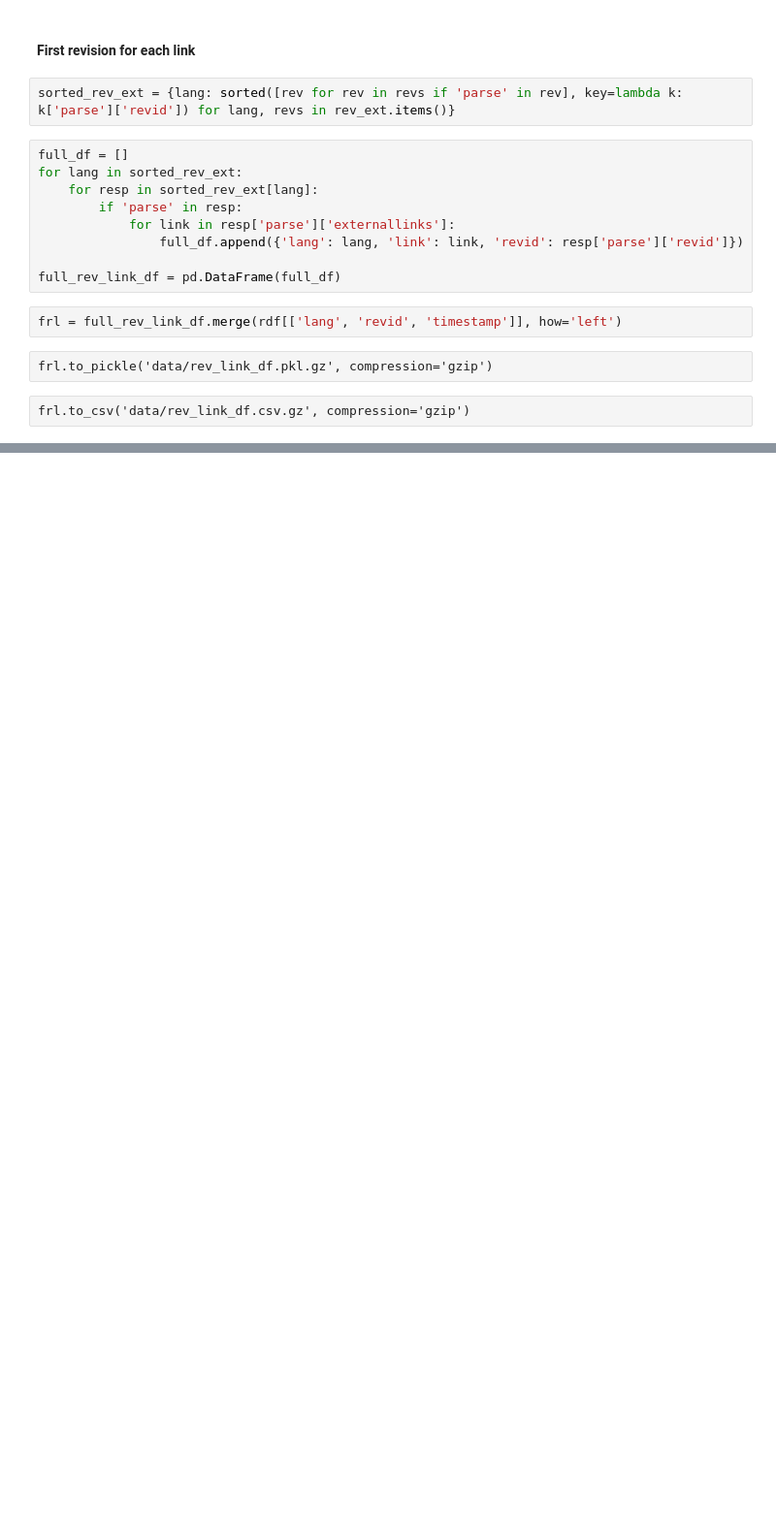
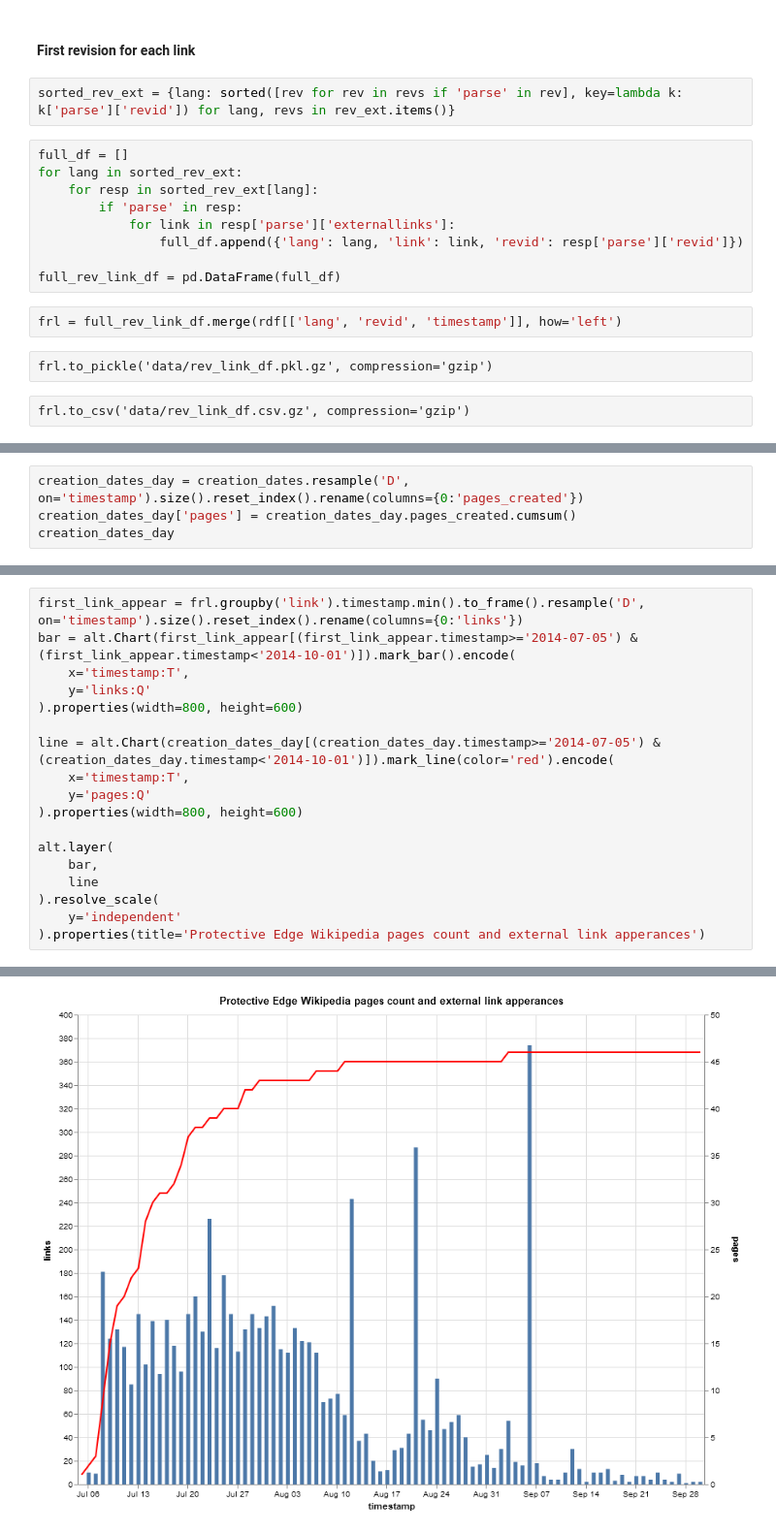
Before and after one commit to cjer/zuk, a Jupyter notebook: zuk_wiki.ipynb, the cells around one changed output, grey strips where cells are left out. Shown: that part at 97% size. Saved outputs shown, nothing was run; the diff lists cells and outputs as text; blank space fills up the shorter version.

```diff
--- a/zuk_wiki.ipynb
+++ b/zuk_wiki.ipynb
@@ -699,0 +720,4 @@ frl.to_csv('data/rev_link_df.csv.gz', compression='gzip')
+# %%
+creation_dates_day = creation_dates.resample('D', on='timestamp').size().reset_index().rename(columns={0:'pages_created'})
+creation_dates_day['pages'] = creation_dates_day.pages_created.cumsum()
+creation_dates_day
@@ -699,0 +743,19 @@ frl.to_csv('data/rev_link_df.csv.gz', compression='gzip')
+# %%
+first_link_appear = frl.groupby('link').timestamp.min().to_frame().resample('D', on='timestamp').size().reset_index().rename(columns={0:'links'})
+bar = alt.Chart(first_link_appear[(first_link_appear.timestamp>='2014-07-05') & (first_link_appear.timestamp<'2014-10-01')]).mark_bar().encode(
+    x='timestamp:T',
+    y='links:Q'
+).properties(width=800, height=600)
+
+line = alt.Chart(creation_dates_day[(creation_dates_day.timestamp>='2014-07-05') & (creation_dates_day.timestamp<'2014-10-01')]).mark_line(color='red').encode(
+    x='timestamp:T',
+    y='pages:Q'
+).properties(width=800, height=600)
+
+alt.layer(
+    bar,
+    line
+).resolve_scale(
+    y='independent'
+).properties(title='Protective Edge Wikipedia pages count and external link apperances')
+# %% [output]
@@ -700 +763,2 @@ frl.to_csv('data/rev_link_df.csv.gz', compression='gzip')
+[figure, added]
 # %%
```
Also changed, not shown: parts of 7 cells of this notebook, 1 other file.
